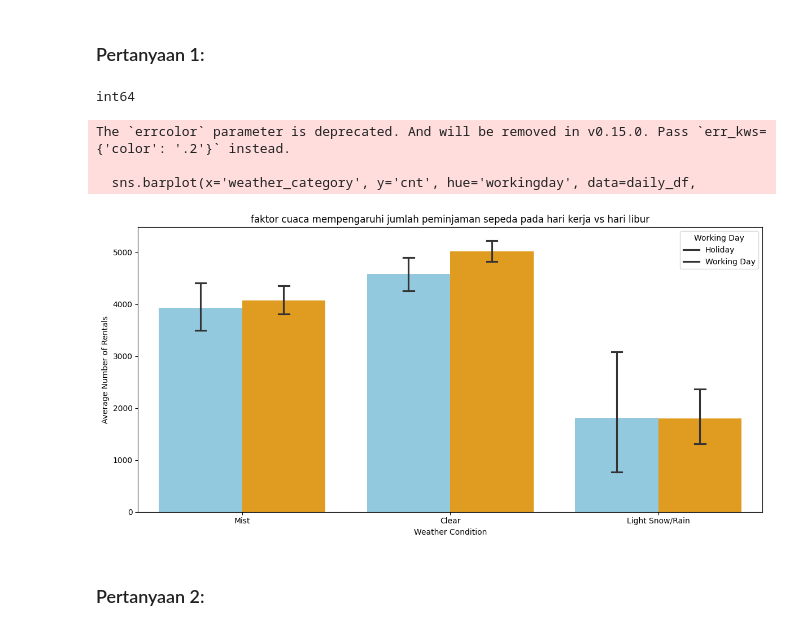
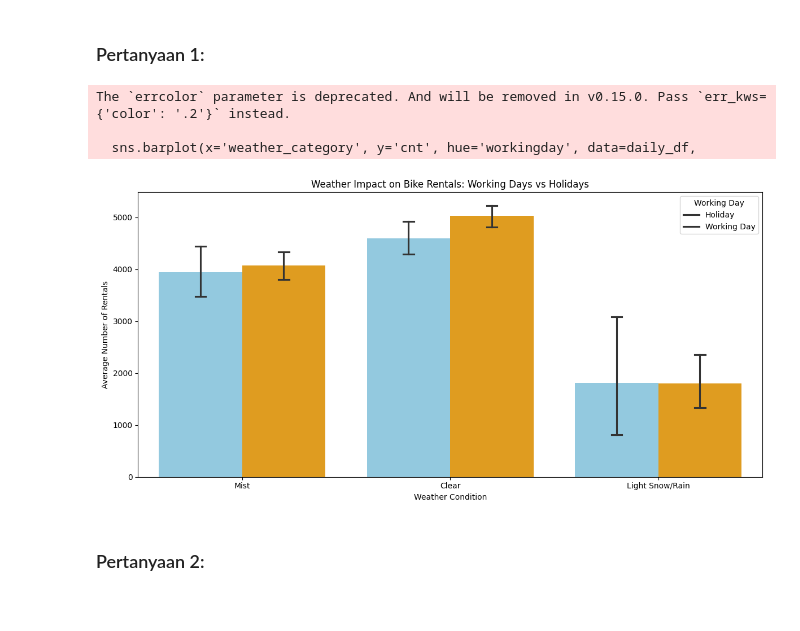
Before and after one commit to ading11/Bangkit_Bike_Rental, a Jupyter notebook: Proyek_Analisis_Data_BikeRental.ipynb, the cells around one changed output. Cells and saved outputs as stored; diff of their text form; code cells hidden in the pictures.

```diff
--- a/Proyek_Analisis_Data_BikeRental.ipynb
+++ b/Proyek_Analisis_Data_BikeRental.ipynb
@@ -161,23 +160,21 @@ Name: cnt, dtype: float64
 # %% [markdown]
 ### Pertanyaan 1:
 # %%
-print(daily_df['workingday'].dtype)
-
 plt.figure(figsize=(12, 6))
 sns.barplot(x='weather_category', y='cnt', hue='workingday', data=daily_df,
             palette={0: 'skyblue', 1: 'orange'},
             errorbar=('ci', 95), errcolor='.2', capsize=0.1)
-plt.title('faktor cuaca mempengaruhi jumlah peminjaman sepeda pada hari kerja vs hari libur')
+
+plt.title('Weather Impact on Bike Rentals: Working Days vs Holidays')
 plt.xlabel('Weather Condition')
 plt.ylabel('Average Number of Rentals')
 plt.legend(title='Working Day', labels=['Holiday', 'Working Day'])
 plt.tight_layout()
 plt.show()
 # %% [output]
-int64
+The `errcolor` parameter is deprecated. And will be removed in v0.15.0. Pass `err_kws={'color': '.2'}` instead.
+
+  sns.barplot(x='weather_category', y='cnt', hue='workingday', data=daily_df,
-The `errcolor` parameter is deprecated. And will be removed in v0.15.0. Pass `err_kws={'color': '.2'}` instead.
-
-  sns.barplot(x='weather_category', y='cnt', hue='workingday', data=daily_df,
-[figure, old version]
+[figure, new version]
 # %% [markdown]
 ### Pertanyaan 2:
```
Also changed, not shown: parts of 3 cells of this notebook.
